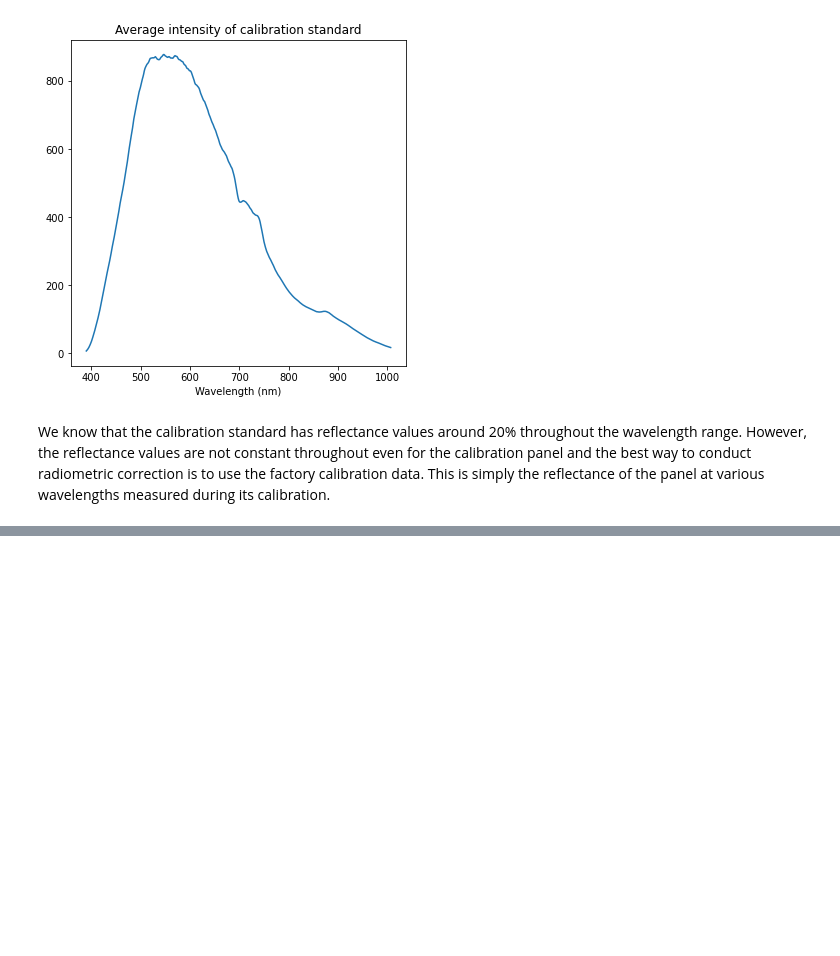
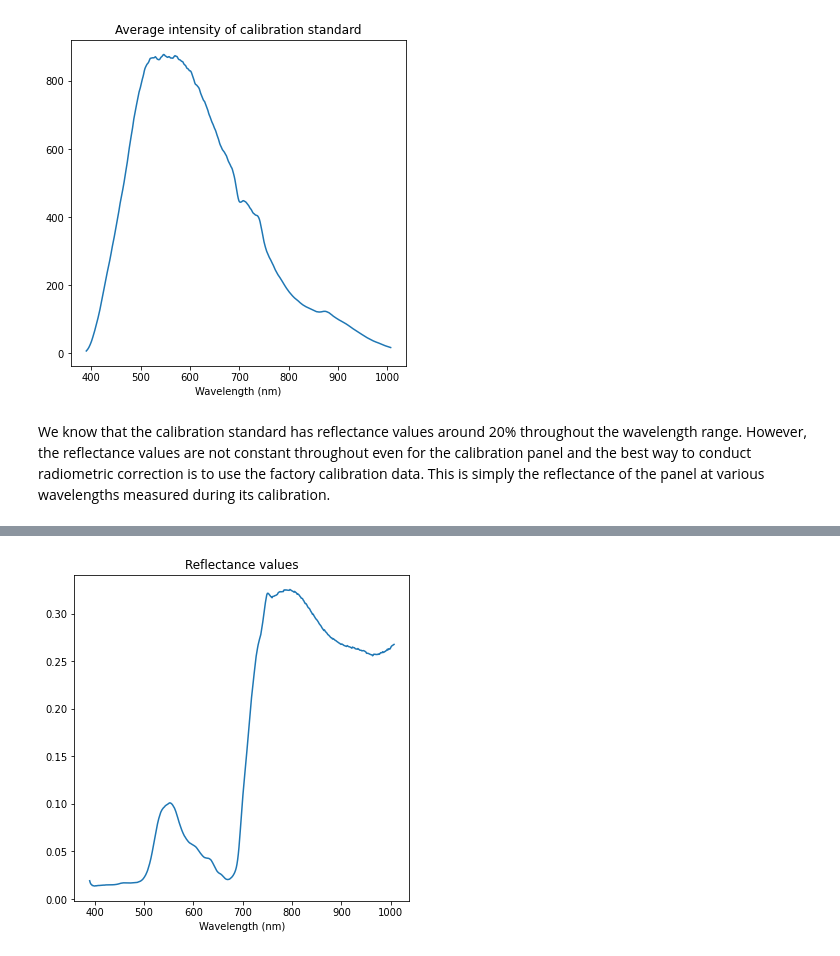
Before and after one commit to piyuss/hyperspectral-image-demo, a Jupyter notebook: Hyper_image_demo.ipynb, the cells around one changed output, grey strips where cells are left out. Cells and saved outputs as stored; diff of their text form; code cells hidden in the pictures; blank space fills up the shorter version.

```diff
--- a/Hyper_image_demo.ipynb
+++ b/Hyper_image_demo.ipynb
@@ -397,0 +411,2 @@ We know that the calibration standard has reflectance values around 20% througho
+# %%
+calibration_file = pd.read_csv("calibration.csv")
@@ -397,0 +429,8 @@ We know that the calibration standard has reflectance values around 20% througho
+# %%
+calib_spectrum = calibration_file[" reflectance"]
+# %%
+plant_reflectance = np.asarray(spectrum_list)/np.asarray(standard_spectrum)*np.asarray(calib_spectrum)
+# %%
+plot_spectrum(plant_reflectance, "Reflectance values")
+# %% [output]
+[figure, added]
```
Also changed, not shown: parts of 2 cells of this notebook.
